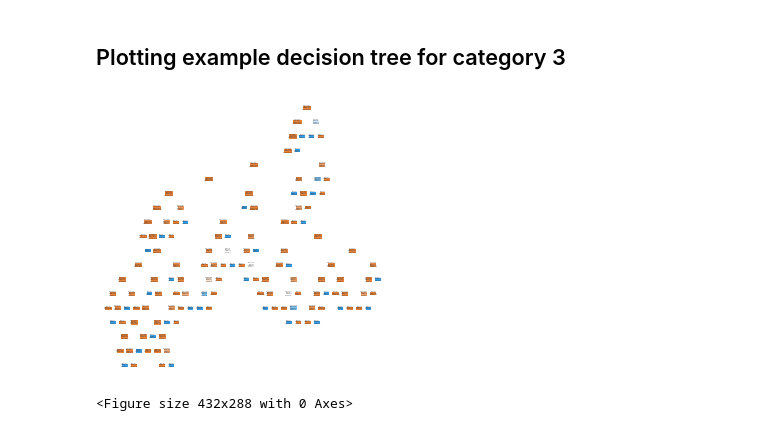
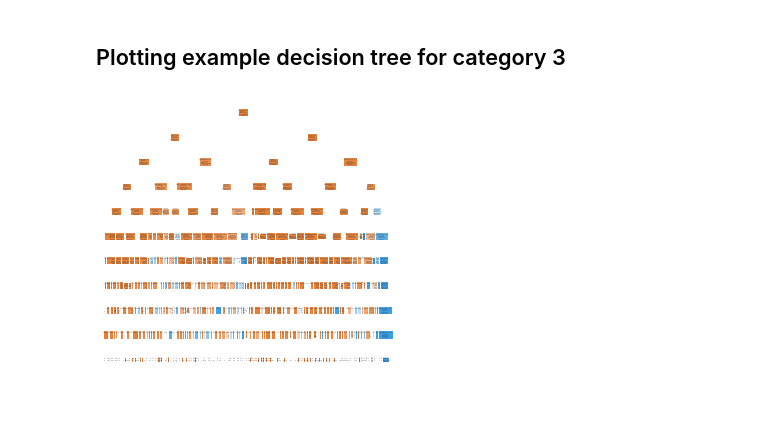
Before and after one commit to symbioticMe/hack-n-lead-2019, a Jupyter notebook: notebooks/model_singleDecisionTree_SVM.ipynb, the cells around one changed output. Drawn from its saved outputs; the diff is of its cells as text; code cells hidden in the pictures.

Commit message:
decisionTreeClassifier with max_depth = 10

```diff
--- a/notebooks/model_singleDecisionTree_SVM.ipynb
+++ b/notebooks/model_singleDecisionTree_SVM.ipynb
@@ -225,7 +225,7 @@ X_train_3_up, y_train_3_up = upsampling_train(X_train_3, y_train_3)
 # %% [markdown]
 ### Architecture and parameters
 # %%
-dectree = DecisionTreeClassifier(random_state = 12)
+dectree = DecisionTreeClassifier(max_depth = 10, random_state = 12)
 svm = SVC (C = 1, gamma = 'scale', random_state = 12, probability=True)
 # %% [markdown]
 ## Crossvalidation on training set
@@ -377,10 +377,13 @@ weighted avg       0.99      0.99      0.99      2054
 ## Plotting example decision tree for category 3
 # %%
 plt.figure(figsize = (5,5))
-tree.plot_tree(dectree.fit(X_train_3,y_train_3), filled=True)
+tree.plot_tree(dectree.fit(X_train,y_train), feature_names = X_train.columns,
+               impurity = True,
+               class_names = True,
+               filled=True)
+plt.savefig('tree_cat.pdf')
 plt.show()
-plt.savefig('tree_cat_3.pdf')
+
 None
 # %% [output]
-[figure, old version]
+[figure, new version]
-<Figure size 432x288 with 0 Axes>
```
Also changed, not shown: parts of 10 cells of this notebook.
